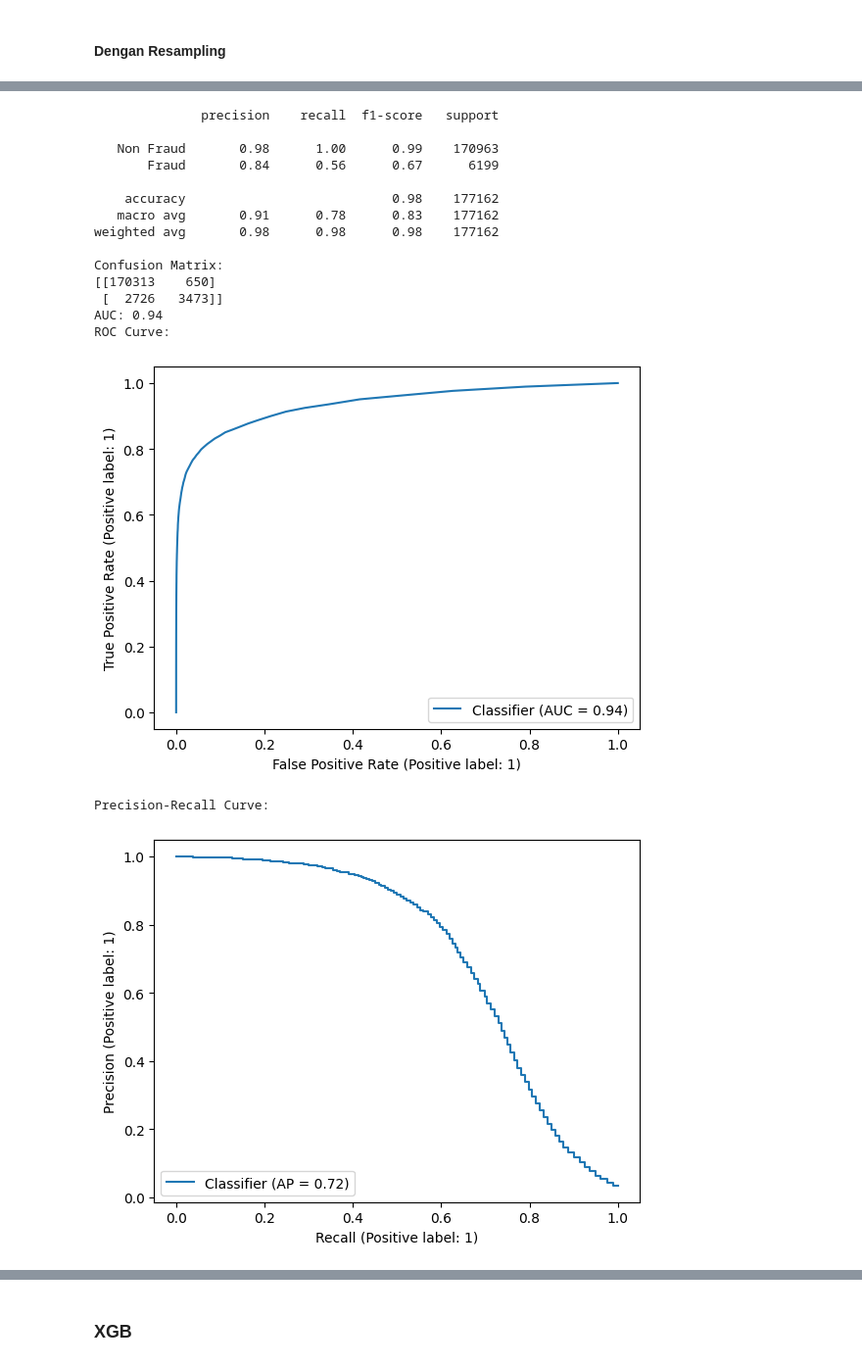
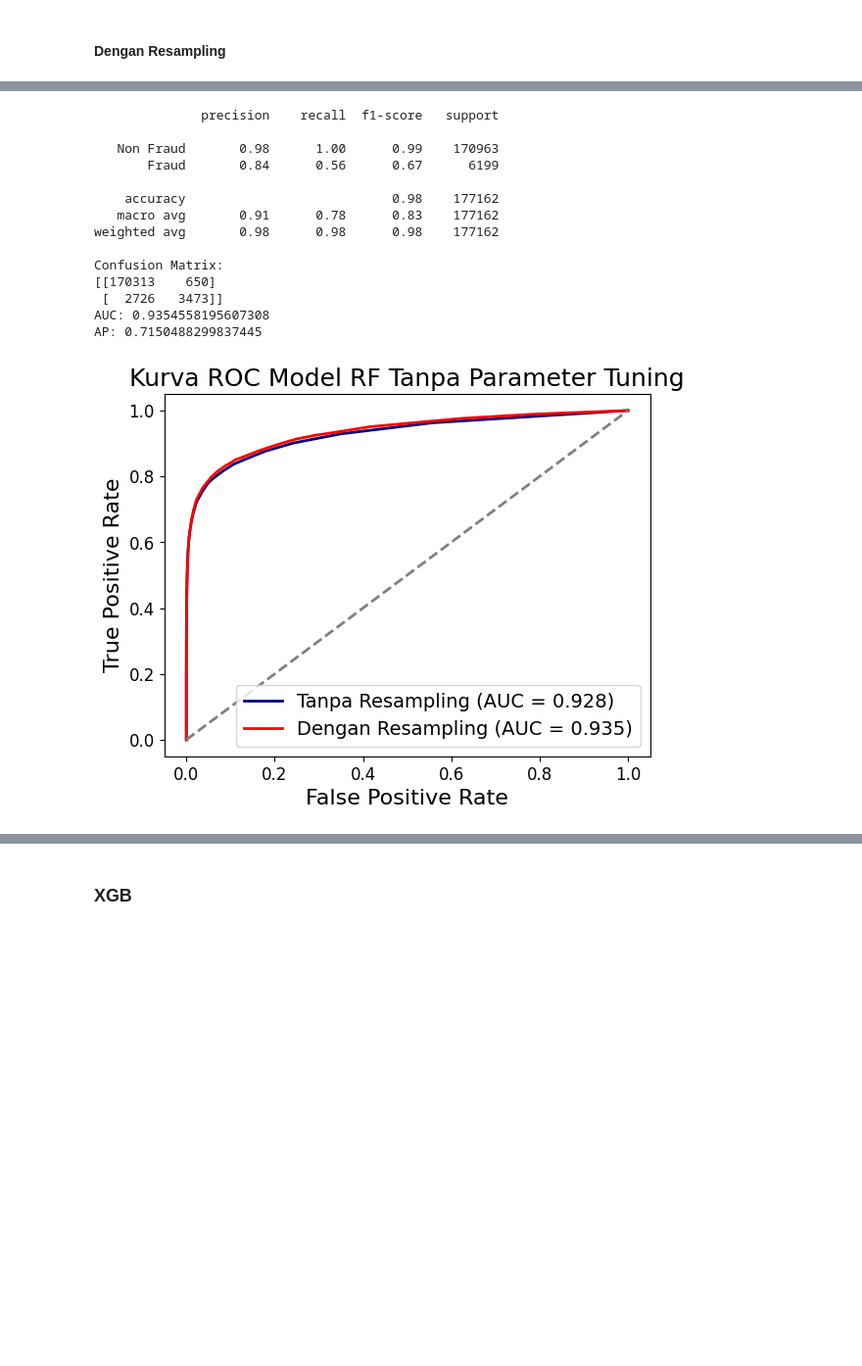
Before and after one commit to aryap-putra/itb-final-project, a Jupyter notebook: Final_Project_Notebook.ipynb, the cells around one changed output, grey strips where cells are left out. Shown at 98% size. Drawn from its saved outputs; the diff is of its cells as text; code cells hidden in the pictures; blank space fills up the shorter version.

```diff
--- a/Final_Project_Notebook.ipynb
+++ b/Final_Project_Notebook.ipynb
@@ -456,8 +521,8 @@ Wall time: 2min 59s
 # %%
 %%time
 start = time.time()
-y_pred_val = default_rf.predict(X_val)
-y_prob_val = default_rf.predict_proba(X_val)[:,1]
+y_pred_val4 = default_rf.predict(X_val)
+y_prob_val4 = default_rf.predict_proba(X_val)[:,1]
 end = time.time()
 
 print(f"Elapsed time: {round(end - start, 2)} seconds")
@@ -507,8 +566,8 @@ Wall time: 1min 41s
 # %%
 %%time
 start = time.time()
-y_pred_val_resampled = default_rf_resampled.predict(X_val)
-y_prob_val_resampled = default_rf_resampled.predict_proba(X_val)[:,1]
+y_pred_val_resampled4 = default_rf_resampled.predict(X_val)
+y_prob_val_resampled4 = default_rf_resampled.predict_proba(X_val)[:,1]
 end = time.time()
 
 print(f"Elapsed time: {round(end - start, 2)} seconds")
@@ -519,11 +578,8 @@ Wall time: 12.6 s
 # %%
-print(classification_report(y_val, y_pred_val_resampled, target_names = ['Non Fraud', 'Fraud']))
-print(f"Confusion Matrix:\n{confusion_matrix(y_val, y_pred_val_resampled)}")
-print(f"AUC: {round(roc_auc_score(y_val, y_prob_val_resampled), 2)}")
-print(f"ROC Curve:")
-roc(y_val, y_prob_val_resampled)
-print(f"Precision-Recall Curve:")
-pr_curve(y_val, y_prob_val_resampled)
+print(classification_report(y_val, y_pred_val_resampled4, target_names = ['Non Fraud', 'Fraud']))
+print(f"Confusion Matrix:\n{confusion_matrix(y_val, y_pred_val_resampled4)}")
+print(f"AUC: {roc_auc_score(y_val, y_prob_val_resampled4)}")
+print(f"AP: {average_precision_score(y_val, y_prob_val_resampled4)}")
 # %% [output]
               precision    recall  f1-score   support
 
@@ -537,8 +593,9 @@ weighted avg       0.98      0.98      0.98    177162
 Confusion Matrix:
 [[170313    650]
  [  2726   3473]]
-AUC: 0.94
-ROC Curve:
+AUC: 0.9354558195607308
+AP: 0.7150488299837445
-[figure, removed]
-Precision-Recall Curve:
-[figure, removed]
+# %%
+roc(y_val, y_prob_val4, y_prob_val_resampled4, 'Kurva ROC Model RF Tanpa Parameter Tuning')
+# %% [output]
+[figure, added]
```
Also changed, not shown: parts of 71 cells of this notebook.
